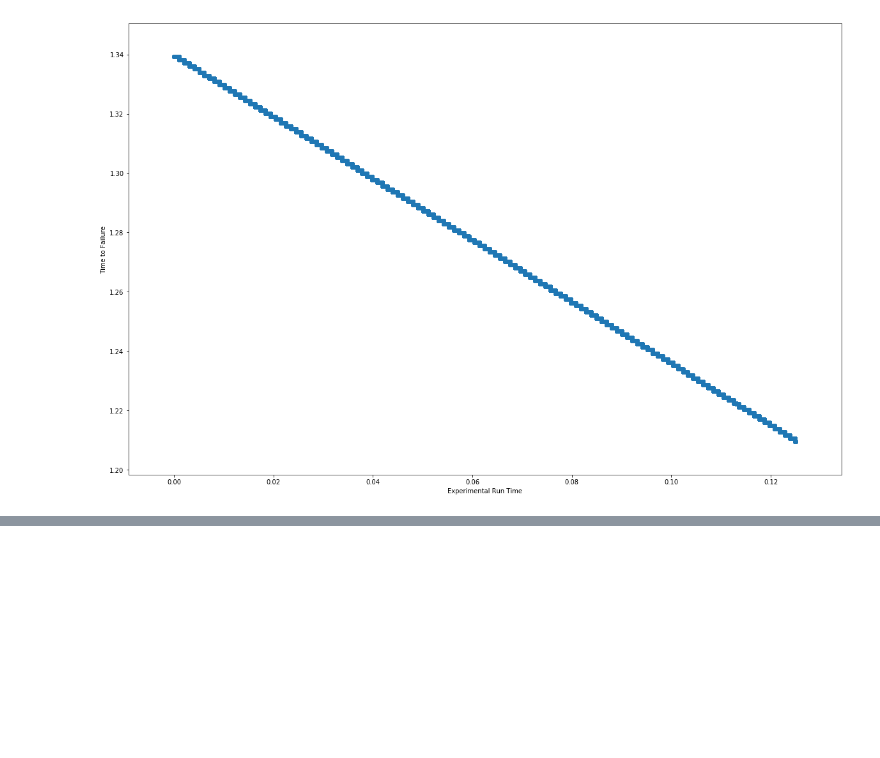
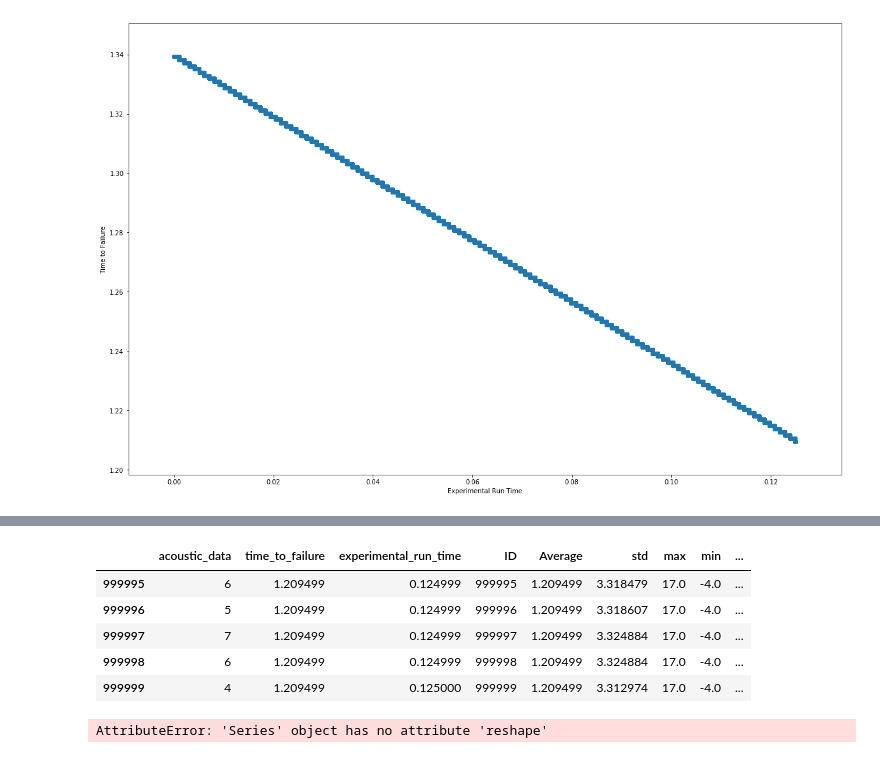
Before and after one commit to unewsome/data-question-7-kaggle-earthquake-predictions, a Jupyter notebook: DQ7 - UWN.ipynb, the cells around one changed output, grey strips where cells are left out. Cells and saved outputs as stored; diff of their text form; code cells hidden in the pictures; blank space fills up the shorter version.

```diff
--- a/DQ7 - UWN.ipynb
+++ b/DQ7 - UWN.ipynb
@@ -182,0 +211,33 @@ ValueError: Unknown label type: 'continuous'
+# %%
+rolling_tide['std']=rolling_tide.acoustic_data.rolling(150).std()
+rolling_tide['max']=rolling_tide.acoustic_data.rolling(150).max()
+rolling_tide['min']=rolling_tide.acoustic_data.rolling(150).min()
+rolling_tide['sum']=rolling_tide.acoustic_data.rolling(150).sum()
+rolling_tide['average']=rolling_tide.acoustic_data.rolling(150).mean()
+# %%
+rolling_tide.tail()
+# %% [output]
+|  | acoustic_data | time_to_failure | experimental_run_time | ID | Average | std | max | min | ... |
+| 999995 | 6 | 1.209499 | 0.124999 | 999995 | 1.209499 | 3.318479 | 17.0 | -4.0 | ... |
+| 999996 | 5 | 1.209499 | 0.124999 | 999996 | 1.209499 | 3.318607 | 17.0 | -4.0 | ... |
+| 999997 | 7 | 1.209499 | 0.124999 | 999997 | 1.209499 | 3.324884 | 17.0 | -4.0 | ... |
+| 999998 | 6 | 1.209499 | 0.124999 | 999998 | 1.209499 | 3.324884 | 17.0 | -4.0 | ... |
+| 999999 | 4 | 1.209499 | 0.125000 | 999999 | 1.209499 | 3.312974 | 17.0 | -4.0 | ... |
+# %%
+#X = rolling_tide.experimental_run_time
+#y1 = rolling_tide.acoustic_data
+#y2 = rolling_tide.time_to_failure
+
+
+from sklearn.cross_validation import train_test_split
+
+Xtrain, Xtest, ytrain, ytest = train_test_split(x, y1)
+
+Xtrain =np.array(Xtrain).reshape(-1,1)
+ytrain = np.array(ytrain).reshape(-1,1)
+
+model = RandomForestRegressor()
+
+model.fit(Xtrain, ytrain)
+# %% [output]
+AttributeError: 'Series' object has no attribute 'reshape'
```
Also changed, not shown: parts of 15 cells of this notebook.
